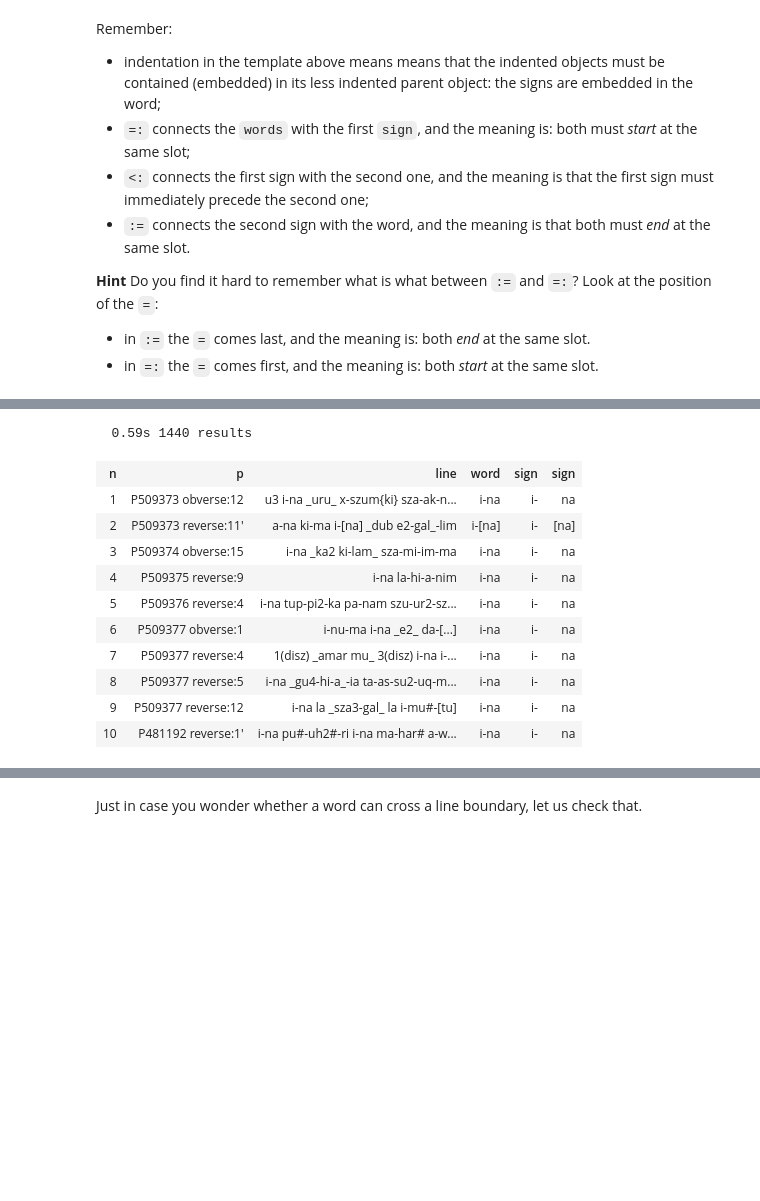
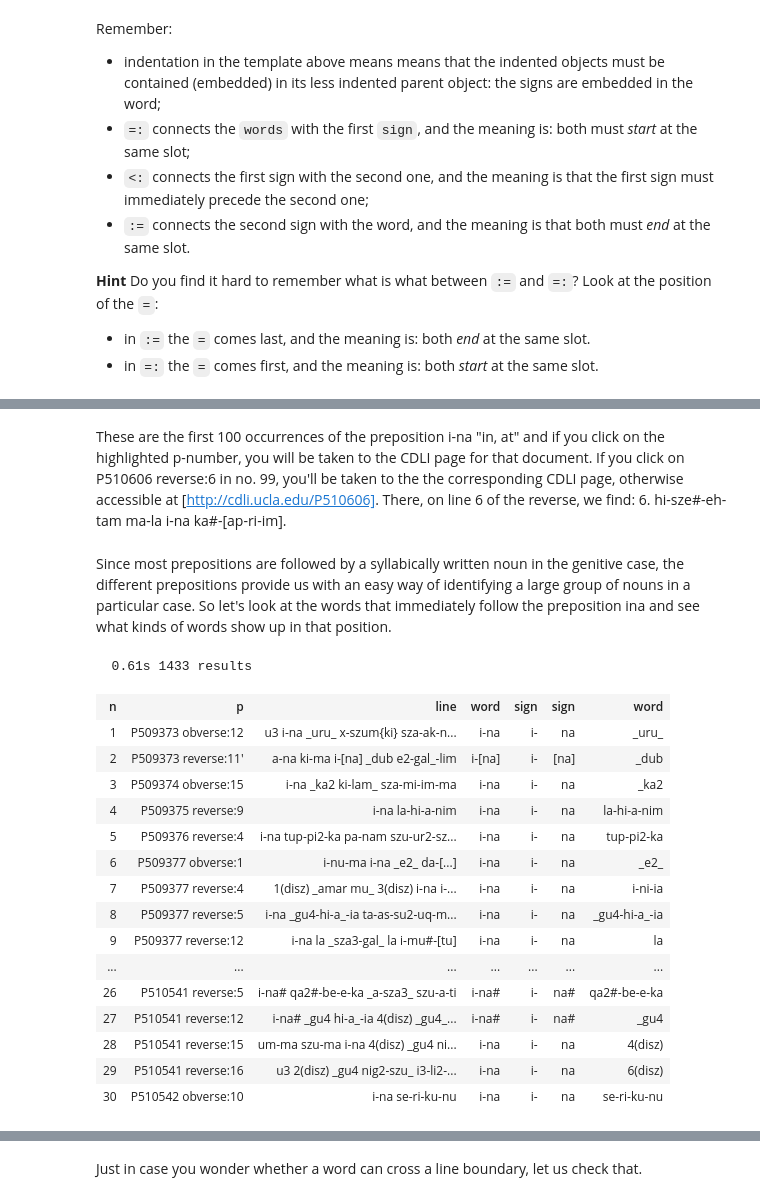
Before and after one commit to Nino-cunei/primers, a Jupyter notebook: oldbabylonian/OB-primer1-prepositions.ipynb, the cells around one changed output, grey strips where cells are left out. Saved outputs shown, nothing was run; the diff lists cells and outputs as text; code cells hidden in the pictures; blank space fills up the shorter version.

Commit message:
word after preposition

```diff
--- a/oldbabylonian/OB-primer1-prepositions.ipynb
+++ b/oldbabylonian/OB-primer1-prepositions.ipynb
@@ -125,26 +111,33 @@ In order to provide a bit more context, we add lines to the query:
+# %% [markdown]
+These are the first 100 occurrences of the preposition i-na "in, at" and if you click on the highlighted p-number, you will be taken to the CDLI page for that document. If you click on P510606 reverse:6 in no. 99, you'll be taken to the the corresponding CDLI page, otherwise accessible at [http://cdli.ucla.edu/P510606]. There, on line 6 of the reverse, we find: 6. hi-sze#-eh-tam ma-la i-na ka#-\[ap-ri-im\].
+# %% [markdown]
+Since most prepositions are followed by a syllabically written noun in the genitive case, the different prepositions provide us with an easy way of identifying a large group of nouns in a particular case. So let's look at the words that immediately follow the preposition ina and see what kinds of words show up in that position.
 # %%
 queryL = '''
 line
   word
     =: sign reading=i
     <: sign reading=na
     :=
+  <: word
 '''
+results = A.search(queryL)
+A.table(results, end=30)
+# %% [output]
+  0.61s 1433 results
+| n | p | line | word | sign | sign | word |
+| 1 | P509373 obverse:12 | u3 i-na _uru_ x-szum{ki} sza-ak-n... | i-na | i- | na | _uru_ |
+| 2 | P509373 reverse:11' | a-na ki-ma i-[na] _dub e2-gal_-lim | i-[na] | i- | [na] | _dub |
+| 3 | P509374 obverse:15 | i-na _ka2 ki-lam_ sza-mi-im-ma | i-na | i- | na | _ka2 |
+| 4 | P509375 reverse:9 | i-na la-hi-a-nim | i-na | i- | na | la-hi-a-nim |
+| 5 | P509376 reverse:4 | i-na tup-pi2-ka pa-nam szu-ur2-sz... | i-na | i- | na | tup-pi2-ka |
+| 6 | P509377 obverse:1 | i-nu-ma i-na _e2_ da-[...] | i-na | i- | na | _e2_ |
+| 7 | P509377 reverse:4 | 1(disz) _amar mu_ 3(disz) i-na i-... | i-na | i- | na | i-ni-ia |
+| 8 | P509377 reverse:5 | i-na _gu4-hi-a_-ia ta-as-su2-uq-m... | i-na | i- | na | _gu4-hi-a_-ia |
+| 9 | P509377 reverse:12 | i-na la _sza3-gal_ la i-mu#-[tu] | i-na | i- | na | la |
+| ... | ... | ... | ... | ... | ... | ... |
+| 26 | P510541 reverse:5 | i-na# qa2#-be-e-ka _a-sza3_ szu-a-ti | i-na# | i- | na# | qa2#-be-e-ka |
+| 27 | P510541 reverse:12 | i-na# _gu4 hi-a_-ia 4(disz) _gu4_... | i-na# | i- | na# | _gu4 |
+| 28 | P510541 reverse:15 | um-ma szu-ma i-na 4(disz) _gu4 ni... | i-na | i- | na | 4(disz) |
+| 29 | P510541 reverse:16 | u3 2(disz) _gu4 nig2-szu_ i3-li2-... | i-na | i- | na | 6(disz) |
+| 30 | P510542 obverse:10 | i-na se-ri-ku-nu | i-na | i- | na | se-ri-ku-nu |
-# %%
-resultsL = A.search(queryL)
-# %% [output]
-  0.59s 1440 results
-# %%
-A.table(resultsL, condensed=False, end=10)
-# %% [output]
-| n | p | line | word | sign | sign |
-| 1 | P509373 obverse:12 | u3 i-na _uru_ x-szum{ki} sza-ak-n... | i-na | i- | na |
-| 2 | P509373 reverse:11' | a-na ki-ma i-[na] _dub e2-gal_-lim | i-[na] | i- | [na] |
-| 3 | P509374 obverse:15 | i-na _ka2 ki-lam_ sza-mi-im-ma | i-na | i- | na |
-| 4 | P509375 reverse:9 | i-na la-hi-a-nim | i-na | i- | na |
-| 5 | P509376 reverse:4 | i-na tup-pi2-ka pa-nam szu-ur2-sz... | i-na | i- | na |
-| 6 | P509377 obverse:1 | i-nu-ma i-na _e2_ da-[...] | i-na | i- | na |
-| 7 | P509377 reverse:4 | 1(disz) _amar mu_ 3(disz) i-na i-... | i-na | i- | na |
-| 8 | P509377 reverse:5 | i-na _gu4-hi-a_-ia ta-as-su2-uq-m... | i-na | i- | na |
-| 9 | P509377 reverse:12 | i-na la _sza3-gal_ la i-mu#-[tu] | i-na | i- | na |
-| 10 | P481192 reverse:1' | i-na pu#-uh2#-ri i-na ma-har# a-w... | i-na | i- | na |
```
Also changed, not shown: parts of 9 cells of this notebook.
